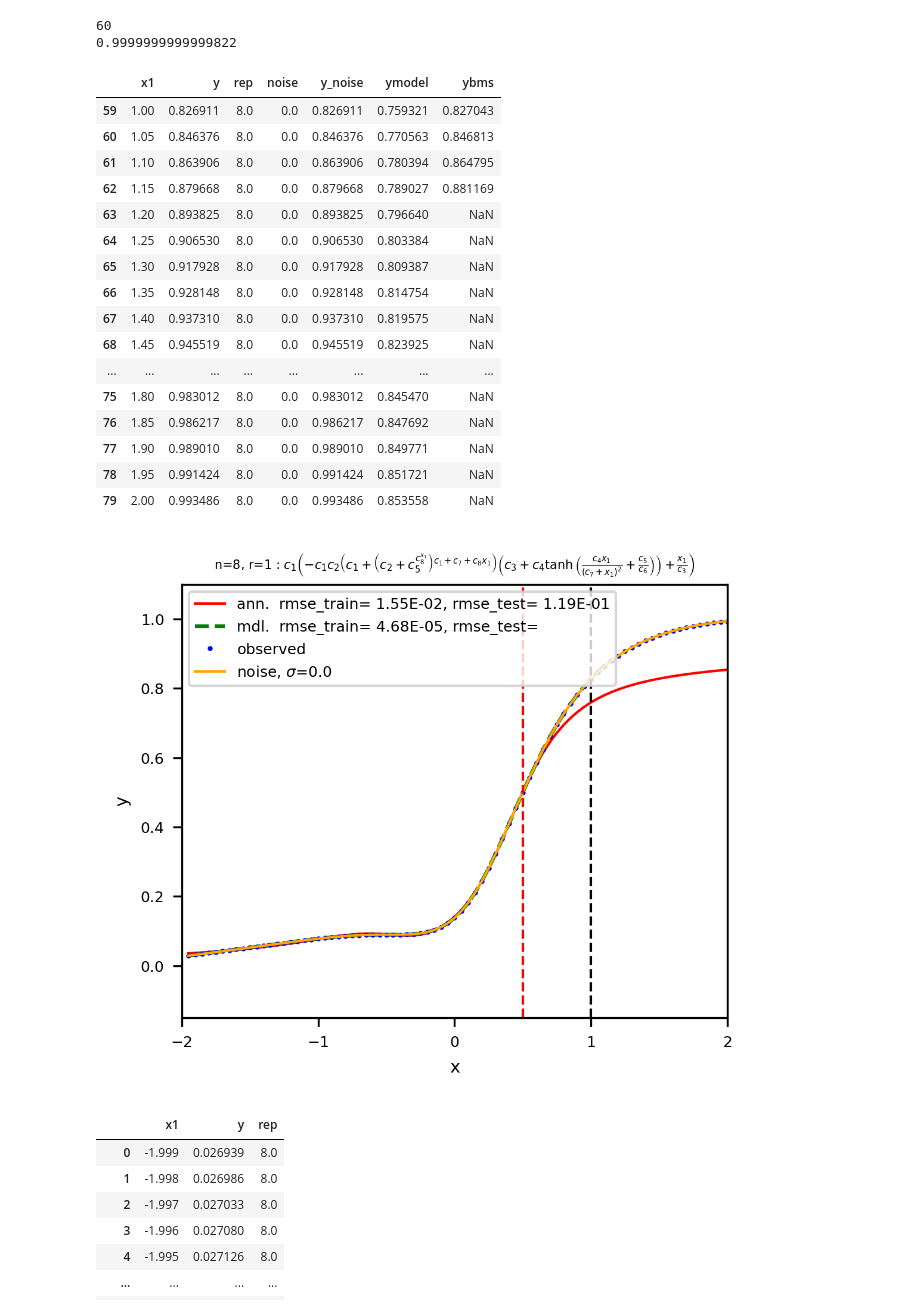
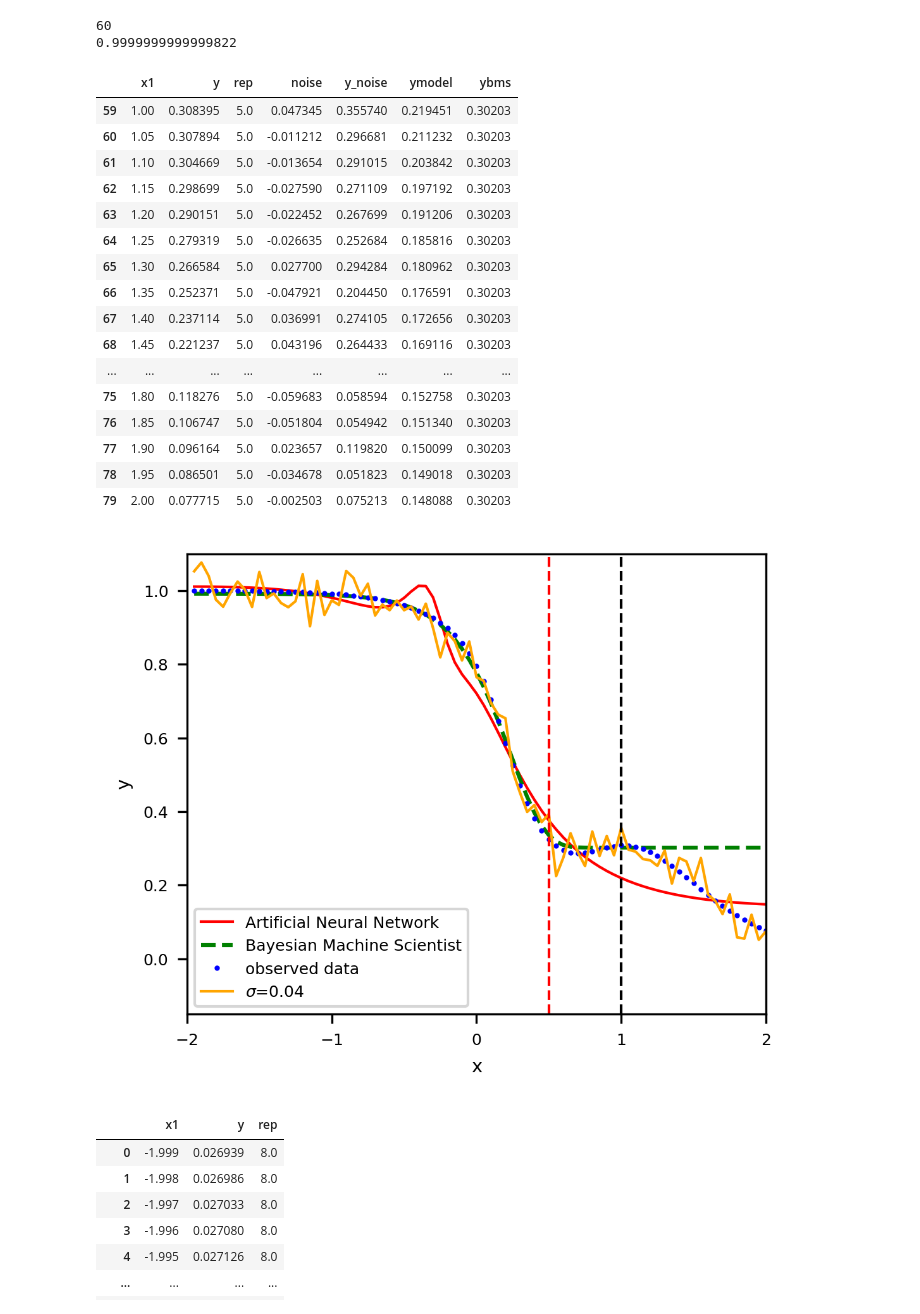
Before and after one commit to SergioCoboLopez/ANN_BMS, a Jupyter notebook: bin/BMS_mdl_ann_one_instance.ipynb, the cells around one changed output. Drawn from its saved outputs; the diff is of its cells as text; code cells hidden in the pictures.

Commit message:
test docs

```diff
--- a/bin/BMS_mdl_ann_one_instance.ipynb
+++ b/bin/BMS_mdl_ann_one_instance.ipynb
@@ -17,9 +17,9 @@ from sklearn.metrics import mean_squared_error
 from sklearn.metrics import root_mean_squared_error
 # %%
 #Read NN and BMS data
-n=8;runid=1;function='tanh' #tanh, leaky_ReLU
-realization=1
-sigma=0.0
+n=5;runid=1;function='tanh' #tanh, leaky_ReLU
+realization=0
+sigma=0.04
 NPAR=10 #10, 20
 steps=50000
 
@@ -122,7 +122,7 @@ rmse_nn_test=root_mean_squared_error(dplot.loc[train_size-1:]['ymodel'],dplot.lo
 #display(dplot.loc[train_size-1:]['ybms'])
 #display(dn.loc[train_size-1:]['y'])
 rmse_mdl_train=root_mean_squared_error(dplot.loc[:train_size-1]['ybms'],dn.loc[:train_size-1]['y'])
-#rmse_mdl_test =root_mean_squared_error(dplot.loc[train_size-1:]['ybms'],dn.loc[train_size-1:]['y'])
+rmse_mdl_test =root_mean_squared_error(dplot.loc[train_size-1:]['ybms'],dn.loc[train_size-1:]['y'])
 
 
 #Define figure size in cm
@@ -138,54 +138,59 @@ line_w=1;marker_s=3 #width and marker size
 
 fig=figure(figsize=(width,height), dpi=300)
 
-plt.plot(dn['x1'], dn['ymodel'],linewidth=line_w, color='red', label='ann.  rmse_train= %.2E, rmse_test= %.2E' % ( rmse_nn_train, rmse_nn_test))
+#plt.plot(dn['x1'], dn['ymodel'],linewidth=line_w, color='red', label='ann.  rmse_train= %.2E, rmse_test= %.2E' % ( rmse_nn_train, rmse_nn_test))
+plt.plot(dn['x1'], dn['ymodel'],linewidth=line_w, color='red', label='Artificial Neural Network')
+
 #plt.plot(dplot.x1, dplot.ybms, color='green', linestyle='--',label='mdl.  rmse_train= %.2E, rmse_test= %.2E' % ( rmse_mdl_train, rmse_mdl_test))
-plt.plot(dplot.x1, dplot.ybms, color='green', linestyle='--',label='mdl.  rmse_train= %.2E, rmse_test=' % ( rmse_mdl_train))
+plt.plot(dplot.x1, dplot.ybms, color='green', linestyle='--',label='Bayesian Machine Scientist')
 
-plt.plot(dn['x1'], dn['y'],'.', markersize=2, color='blue',label='observed')
-plt.plot(dn['x1'], dn['y_noise'],linewidth=line_w, markersize=2, color='orange',label='noise, ' + r'$\sigma$=' + str(sigma) )
+
+plt.plot(dn['x1'], dn['y'],'.', markersize=2, color='blue',label='observed data')
+#plt.plot(dn['x1'], dn['y_noise'],linewidth=line_w, markersize=2, color='orange',label='noise, ' + r'$\sigma$=' + str(sigma) )
+
+plt.plot(dn['x1'], dn['y_noise'],linewidth=line_w, markersize=2, color='orange',label=r'$\sigma$=' + str(sigma) )
 
 
 plt.axvline(x=validation_border,linestyle='--',linewidth=line_w, color='r')
 plt.axvline(x=train_border,linestyle='--',linewidth=line_w, color='k')
 
 #plt.title('$%s$' % t.latex(),fontsize=size_title)
-plt.title('n=%d, r=%d : $%s$' % (n, realization, t.latex()),fontsize=size_title)
+#plt.title('n=%d, r=%d : $%s$' % (n, realization, t.latex()),fontsize=size_title)
 plt.xlabel('x',fontsize=size_axis);plt.ylabel('y',fontsize=size_axis)
 plt.xticks(fontsize=size_ticks);plt.yticks(fontsize=size_ticks)
 plt.legend(loc='best', fontsize=size_ticks)
 
 #plt.xlim(-4.5,4.5);plt.ylim(-1.1,1.5)
 plt.xlim(-2,2);plt.ylim(-0.15,1.1)
 
 Name_figure='Prediction_' + function + '_n_' + str(n) + '_sigma_' + str(sigma) + '_r_'  + str(realization) + '_par_' + str(NPAR)
 
 
 for ext in Extensions:
         plt.savefig('../results/' + Name_figure +ext,dpi=300)
 
 plt.show()
 # %% [output]
 60
 0.9999999999999822
 |  | x1 | y | rep | noise | y_noise | ymodel | ybms |
-| 59 | 1.00 | 0.826911 | 8.0 | 0.0 | 0.826911 | 0.759321 | 0.827043 |
-| 60 | 1.05 | 0.846376 | 8.0 | 0.0 | 0.846376 | 0.770563 | 0.846813 |
-| 61 | 1.10 | 0.863906 | 8.0 | 0.0 | 0.863906 | 0.780394 | 0.864795 |
-| 62 | 1.15 | 0.879668 | 8.0 | 0.0 | 0.879668 | 0.789027 | 0.881169 |
-| 63 | 1.20 | 0.893825 | 8.0 | 0.0 | 0.893825 | 0.796640 | NaN |
-| 64 | 1.25 | 0.906530 | 8.0 | 0.0 | 0.906530 | 0.803384 | NaN |
-| 65 | 1.30 | 0.917928 | 8.0 | 0.0 | 0.917928 | 0.809387 | NaN |
-| 66 | 1.35 | 0.928148 | 8.0 | 0.0 | 0.928148 | 0.814754 | NaN |
-| 67 | 1.40 | 0.937310 | 8.0 | 0.0 | 0.937310 | 0.819575 | NaN |
-| 68 | 1.45 | 0.945519 | 8.0 | 0.0 | 0.945519 | 0.823925 | NaN |
+| 59 | 1.00 | 0.308395 | 5.0 | 0.047345 | 0.355740 | 0.219451 | 0.30203 |
+| 60 | 1.05 | 0.307894 | 5.0 | -0.011212 | 0.296681 | 0.211232 | 0.30203 |
+| 61 | 1.10 | 0.304669 | 5.0 | -0.013654 | 0.291015 | 0.203842 | 0.30203 |
+| 62 | 1.15 | 0.298699 | 5.0 | -0.027590 | 0.271109 | 0.197192 | 0.30203 |
+| 63 | 1.20 | 0.290151 | 5.0 | -0.022452 | 0.267699 | 0.191206 | 0.30203 |
+| 64 | 1.25 | 0.279319 | 5.0 | -0.026635 | 0.252684 | 0.185816 | 0.30203 |
+| 65 | 1.30 | 0.266584 | 5.0 | 0.027700 | 0.294284 | 0.180962 | 0.30203 |
+| 66 | 1.35 | 0.252371 | 5.0 | -0.047921 | 0.204450 | 0.176591 | 0.30203 |
+| 67 | 1.40 | 0.237114 | 5.0 | 0.036991 | 0.274105 | 0.172656 | 0.30203 |
+| 68 | 1.45 | 0.221237 | 5.0 | 0.043196 | 0.264433 | 0.169116 | 0.30203 |
 | ... | ... | ... | ... | ... | ... | ... | ... |
-| 75 | 1.80 | 0.983012 | 8.0 | 0.0 | 0.983012 | 0.845470 | NaN |
-| 76 | 1.85 | 0.986217 | 8.0 | 0.0 | 0.986217 | 0.847692 | NaN |
-| 77 | 1.90 | 0.989010 | 8.0 | 0.0 | 0.989010 | 0.849771 | NaN |
-| 78 | 1.95 | 0.991424 | 8.0 | 0.0 | 0.991424 | 0.851721 | NaN |
-| 79 | 2.00 | 0.993486 | 8.0 | 0.0 | 0.993486 | 0.853558 | NaN |
+| 75 | 1.80 | 0.118276 | 5.0 | -0.059683 | 0.058594 | 0.152758 | 0.30203 |
+| 76 | 1.85 | 0.106747 | 5.0 | -0.051804 | 0.054942 | 0.151340 | 0.30203 |
+| 77 | 1.90 | 0.096164 | 5.0 | 0.023657 | 0.119820 | 0.150099 | 0.30203 |
+| 78 | 1.95 | 0.086501 | 5.0 | -0.034678 | 0.051823 | 0.149018 | 0.30203 |
+| 79 | 2.00 | 0.077715 | 5.0 | -0.002503 | 0.075213 | 0.148088 | 0.30203 |
-[figure, old version]
+[figure, new version]
 # %%
 #Interpolation/extrapolation
 # %%
```
Also changed, not shown: parts of 2 cells of this notebook, 14 other files.
